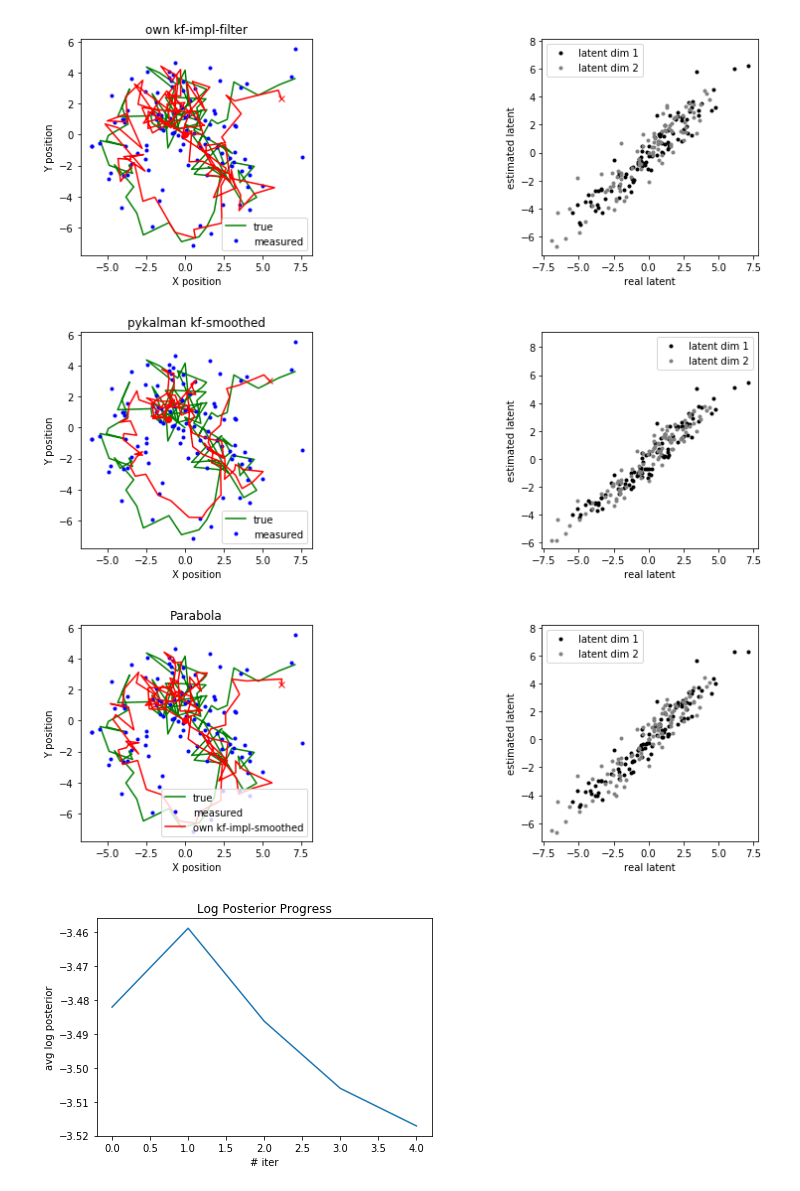
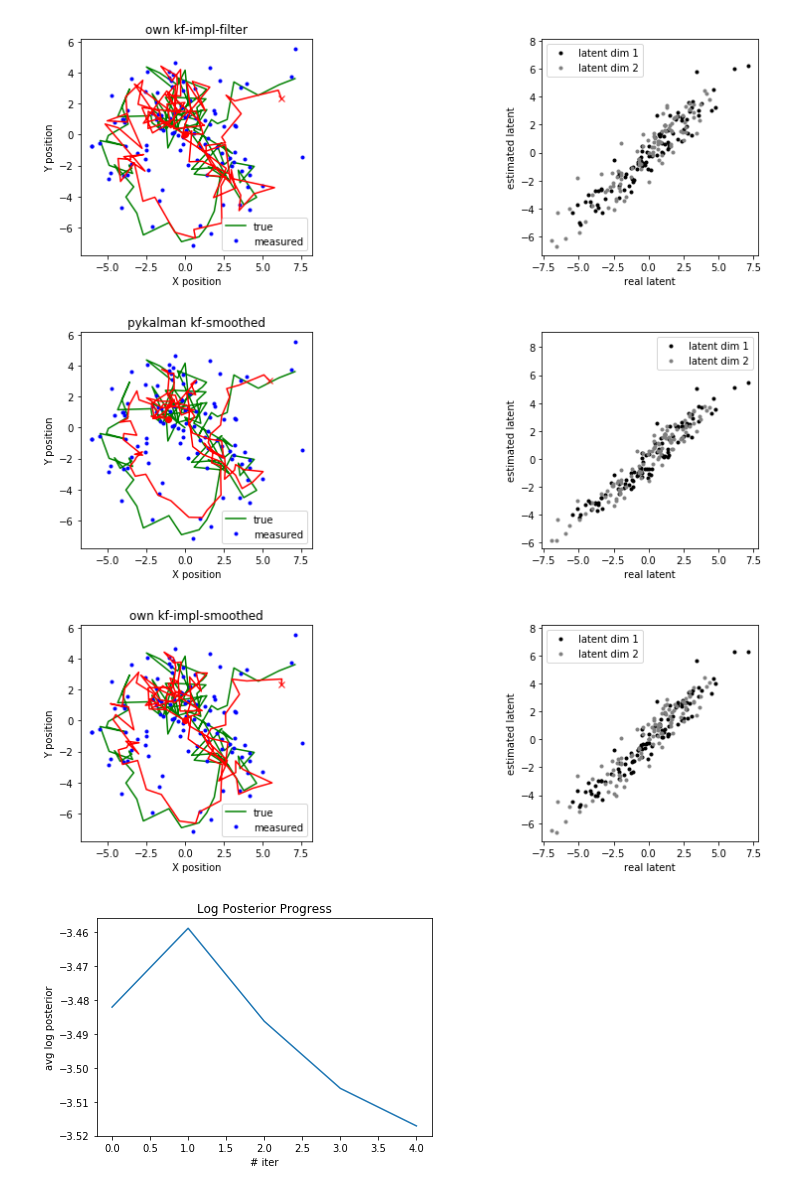
Before and after one commit to ygrepo/Time-Series, a Jupyter notebook: labs/week4/YVES_GREATTI_yg390_lab-week4-student.ipynb, the cells around one changed output. Drawn from its saved outputs; the diff is of its cells as text; code cells hidden in the pictures.

```diff
--- a/labs/week4/YVES_GREATTI_yg390__lab-week4-student.ipynb
+++ b/labs/week4/YVES_GREATTI_yg390_lab-week4-student.ipynb
@@ -318,7 +318,6 @@ class MyKalmanFilter:
 
         return filtered_state_means, filtered_state_covariances
 
-
     def smooth(self, X):
         """
         Method that performs the Kalman Smoothing
@@ -348,7 +347,7 @@ class MyKalmanFilter:
         # TODO: implement smoothing #
         #############################
 
-        self.j_list = []
+        self.f_list = []
 
         # We loop backward up to index 0 or time t_0.
         for i in range(n_example - 2, -1, -1):
@@ -357,23 +356,23 @@ class MyKalmanFilter:
             innovated_covariance = v_list[i]
             predicted_covariance = ((self.transition_matrices @ innovated_covariance)  @ self.transition_matrices.T) \
                 + self.transition_covariance
-            j_i = ((innovated_covariance @ self.transition_matrices.T) @ np.linalg.inv(predicted_covariance))
-            self.j_list.append(j_i)
+            f_i = ((innovated_covariance @ self.transition_matrices.T) @ np.linalg.inv(predicted_covariance))
+            self.f_list.append(f_i)
             smoothed_mean = innovated_mean + \
-                j_i @ (smoothed_state_means[i+1] - (self.transition_matrices @ innovated_mean))
+                f_i @ (smoothed_state_means[i+1] - (self.transition_matrices @ innovated_mean))
             smoothed_covariance = innovated_covariance + \
-                ((j_i @ (smoothed_state_covariances[i+1] - predicted_covariance)) @ j_i.T)
+                ((f_i @ (smoothed_state_covariances[i+1] - predicted_covariance)) @ f_i.T)
 
             # Update of estimates of latent variables.
             smoothed_state_means[i] = smoothed_mean
             smoothed_state_covariances[i] = smoothed_covariance
 
-        # Add the last j_n
+        # Add the last f_n
         predicted_covariance_n = ((self.transition_matrices @ v_list[-1]) @ np.linalg.inv(self.transition_matrices.T)) + \
             self.transition_covariance
-        j_n = ((v_list[-1] @ self.transition_matrices.T) @ np.linalg.inv(predicted_covariance_n))
-        self.j_list = list(reversed(self.j_list))
-        self.j_list.append(j_n)
+        f_n = ((v_list[-1] @ self.transition_matrices.T) @ np.linalg.inv(predicted_covariance_n))
+        self.f_list = list(reversed(self.f_list))
+        self.f_list.append(f_n)
         return smoothed_state_means, smoothed_state_covariances
 
     def em(self, X, max_iter=10):
@@ -416,19 +415,19 @@ class MyKalmanFilter:
                 self.e_zn_zn.append(smoothed_state_covariances[i] +
                                     np.outer(smoothed_state_means[i], smoothed_state_means[i]))
                 if i != 0:
-                    self.e_zn_znminus.append(np.dot(self.j_list[i-1], smoothed_state_covariances[i]) + \
+                    self.e_zn_znminus.append(np.dot(self.f_list[i-1], smoothed_state_covariances[i]) + \
                                             np.outer(smoothed_state_means[i], smoothed_state_means[i-1]))
 
             # Maximization Step - Latent Dynamics
-            ezy = np.sum(np.array(self.e_zn_znminus), 0)
-            ezz = np.sum(np.array(self.e_zn_zn), 0)
+            ezzminus = np.sum(np.array(self.e_zn_znminus), axis=0)
+            ezz = np.sum(np.array(self.e_zn_zn), axis=0)
             ezz_minus_n = ezz - self.e_zn_zn[-1]
             ezz_minus_1 = ezz - self.e_zn_zn[0]
 
-            self.transition_matrices = np.dot(ezy, np.linalg.inv(ezz_minus_n))
-            ezy_a = np.dot(ezz_minus_n, self.transition_matrices.T)
-            self.transition_covariance = ezz_minus_1 - np.dot(self.transition_matrices, ezy)
-            - np.dot(ezy, self.transition_matrices) + np.dot(self.transition_matrices, ezy_a)
+            self.transition_matrices = np.dot(ezzminus, np.linalg.inv(ezz_minus_n))
+            ezzminus_tmp = np.dot(ezz_minus_n, self.transition_matrices.T)
+            self.transition_covariance = ezz_minus_1 - np.dot(self.transition_matrices, ezzminus)
+            - np.dot(ezzminus, self.transition_matrices) + np.dot(self.transition_matrices, ezzminus_tmp)
             self.transition_covariance = 1.0/(n_example - 1) * self.transition_covariance
 
 
@@ -684,16 +683,16 @@ plt.axis('square');
 # %%
 # compare the smooth results
 smoothed_state_means, smoothed_state_covariances = kf.smooth(data)
 smoothed_state_means_impl, smoothed_state_covariances_impl = my_kf.smooth(data)
 _ = plot_kalman(latent[:,0],latent[:,1],data[:,0],data[:,1],
                 smoothed_state_means[:,0], smoothed_state_means[:,1], "r-", title="pykalman kf-smoothed")
 plt.axis('square');
 _ = plot_kalman(latent[:,0],latent[:,1],data[:,0],data[:,1],
-                smoothed_state_means_impl[:,0], smoothed_state_means_impl[:,1], "r-", "own kf-impl-smoothed")
+                smoothed_state_means_impl[:,0], smoothed_state_means_impl[:,1], "r-", title="own kf-impl-smoothed")
 plt.axis('square');
 # %% [output]
 [figure]
-[figure, old version]
+[figure, new version]
 # %%
 # visualize the change of avg log posterior
 visualize_line_plot(my_kf.avg_em_log_posterior, "# iter", "avg log posterior", "Log Posterior Progress")
```
Also changed, not shown: 4 other files.
